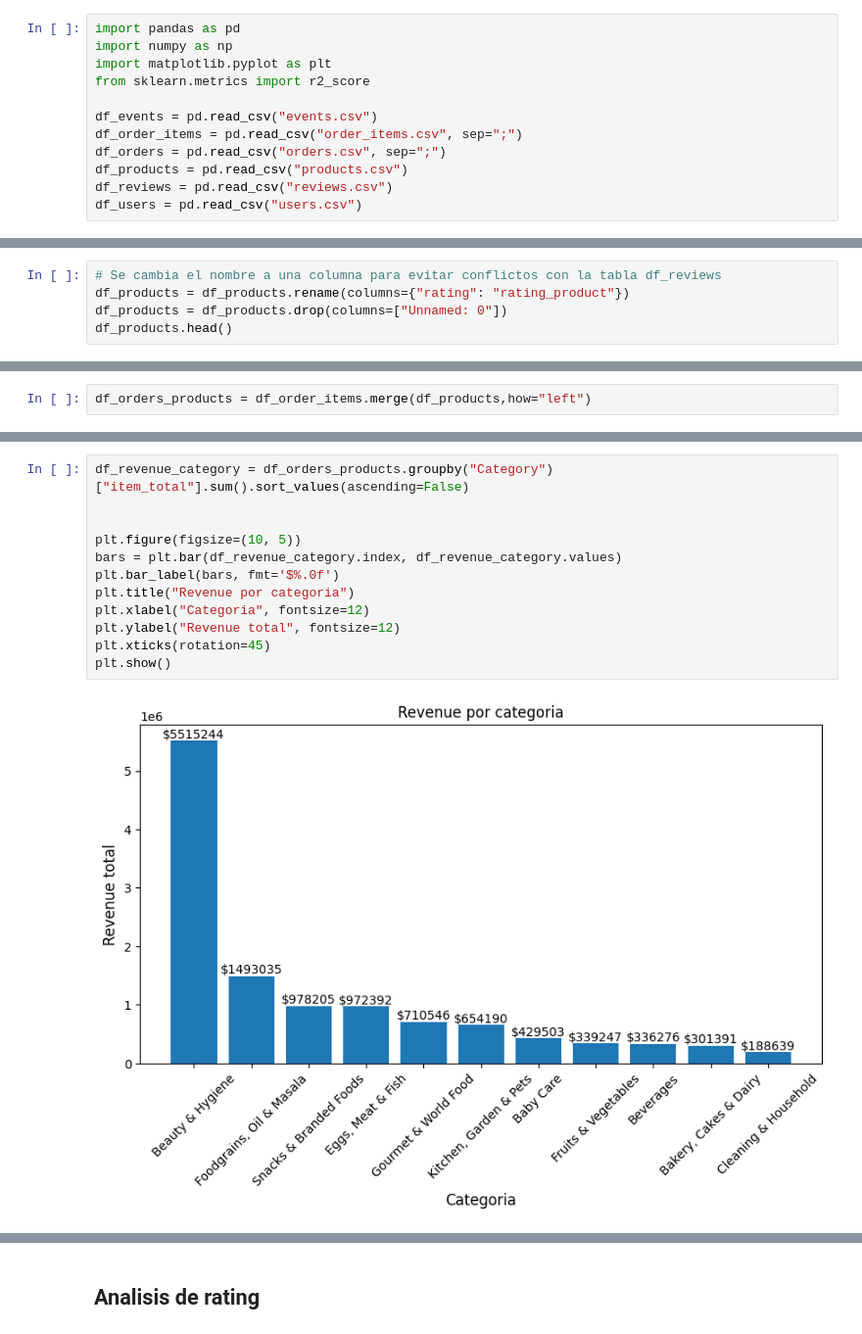
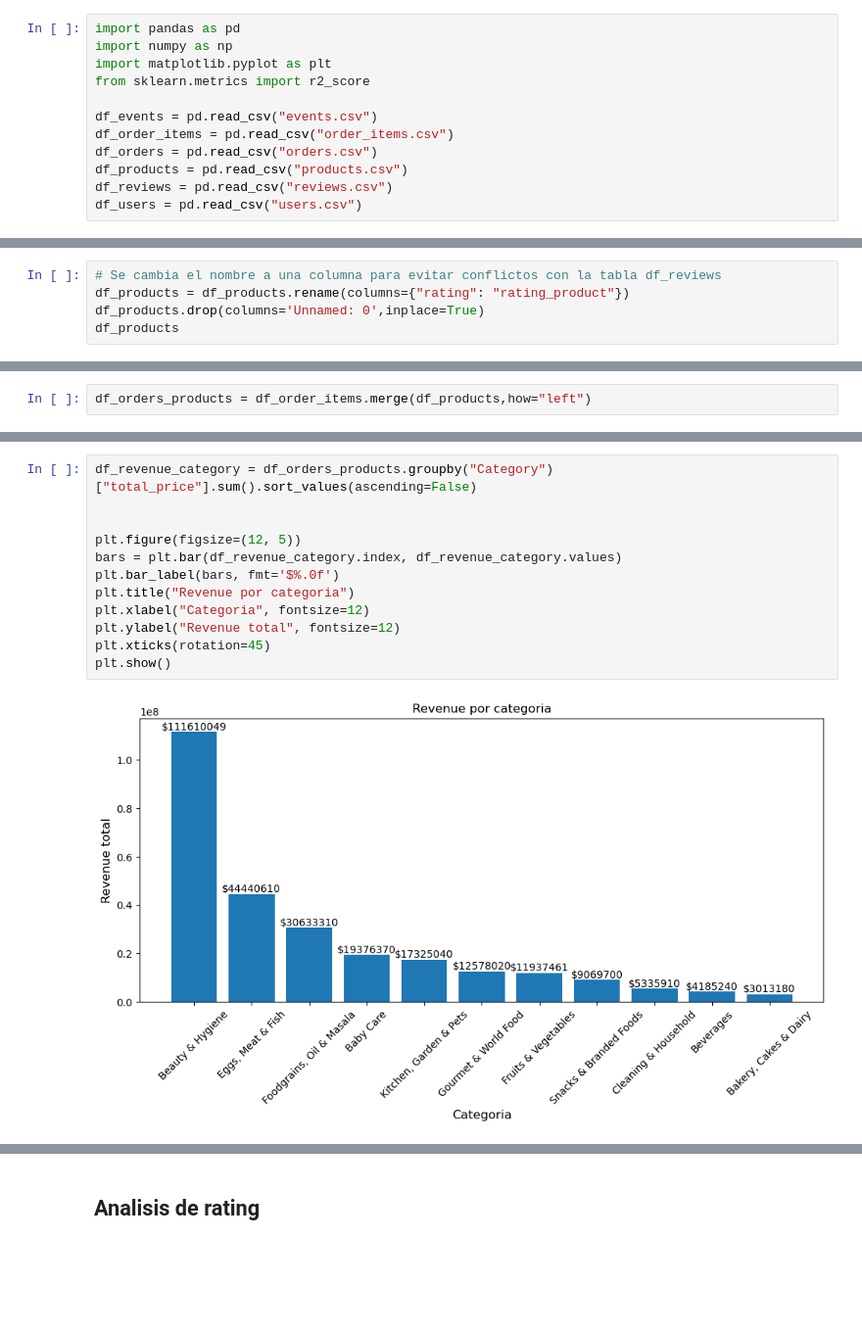
Before and after one commit to IvanFM888/PF-Quantum_Insights, a Jupyter notebook: EDA.ipynb, the cells around one changed output, grey strips where cells are left out. Shown at 98% size. Saved outputs shown, nothing was run; the diff lists cells and outputs as text; blank space fills up the shorter version.

```diff
--- a/EDA.ipynb
+++ b/EDA.ipynb
@@ -7,8 +7,8 @@ import matplotlib.pyplot as plt
 from sklearn.metrics import r2_score
 
 df_events = pd.read_csv("events.csv")
-df_order_items = pd.read_csv("order_items.csv", sep=";")
-df_orders = pd.read_csv("orders.csv", sep=";")
+df_order_items = pd.read_csv("order_items.csv")
+df_orders = pd.read_csv("orders.csv")
 df_products = pd.read_csv("products.csv")
 df_reviews = pd.read_csv("reviews.csv")
 df_users = pd.read_csv("users.csv")
@@ -42,8 +42,8 @@ df_orders.head()
 # %%
 # Se cambia el nombre a una columna para evitar conflictos con la tabla df_reviews
 df_products = df_products.rename(columns={"rating": "rating_product"})
-df_products = df_products.drop(columns=["Unnamed: 0"])
-df_products.head()
+df_products.drop(columns='Unnamed: 0',inplace=True)
+df_products
 # %% [output]
 |  | product_id | rating_product | ProductName | Brand | Price | Image_Url | Category | SubCategory |
 | 0 | P000001 | 4.08 | Onion (Loose) | Fresho | 69.75 | https://www.bigbasket.com/media/u... | Fruits & Vegetables | Potato, Onion & Tomato |
@@ -338,14 +363,14 @@ El valor promedio por orden es de: $595.93
 # %%
-df_revenue_category = df_orders_products.groupby("Category")["item_total"].sum().sort_values(ascending=False)
+df_revenue_category = df_orders_products.groupby("Category")["total_price"].sum().sort_values(ascending=False)
 
 
-plt.figure(figsize=(10, 5))
+plt.figure(figsize=(12, 5))
 bars = plt.bar(df_revenue_category.index, df_revenue_category.values)
 plt.bar_label(bars, fmt='$%.0f')
 plt.title("Revenue por categoria")
 plt.xlabel("Categoria", fontsize=12)
 plt.ylabel("Revenue total", fontsize=12)
 plt.xticks(rotation=45)
 plt.show()
 # %% [output]
-[figure, old version]
+[figure, new version]
```
Also changed, not shown: parts of 14 cells of this notebook.
